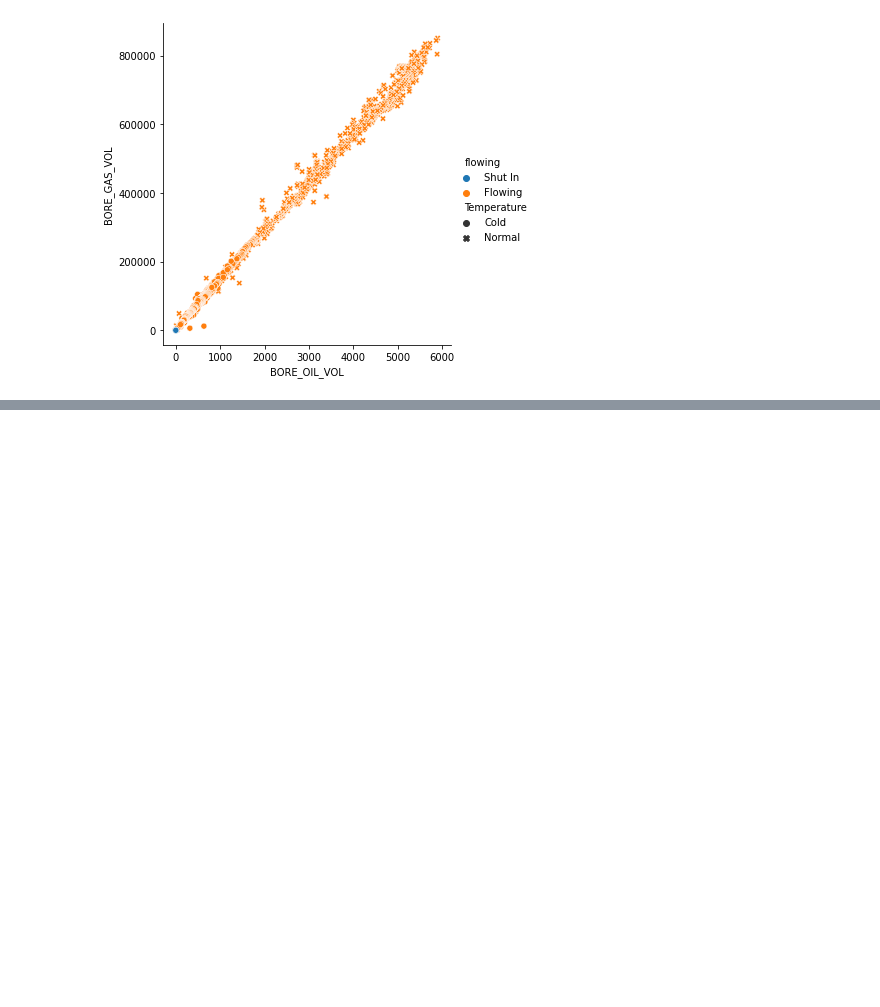
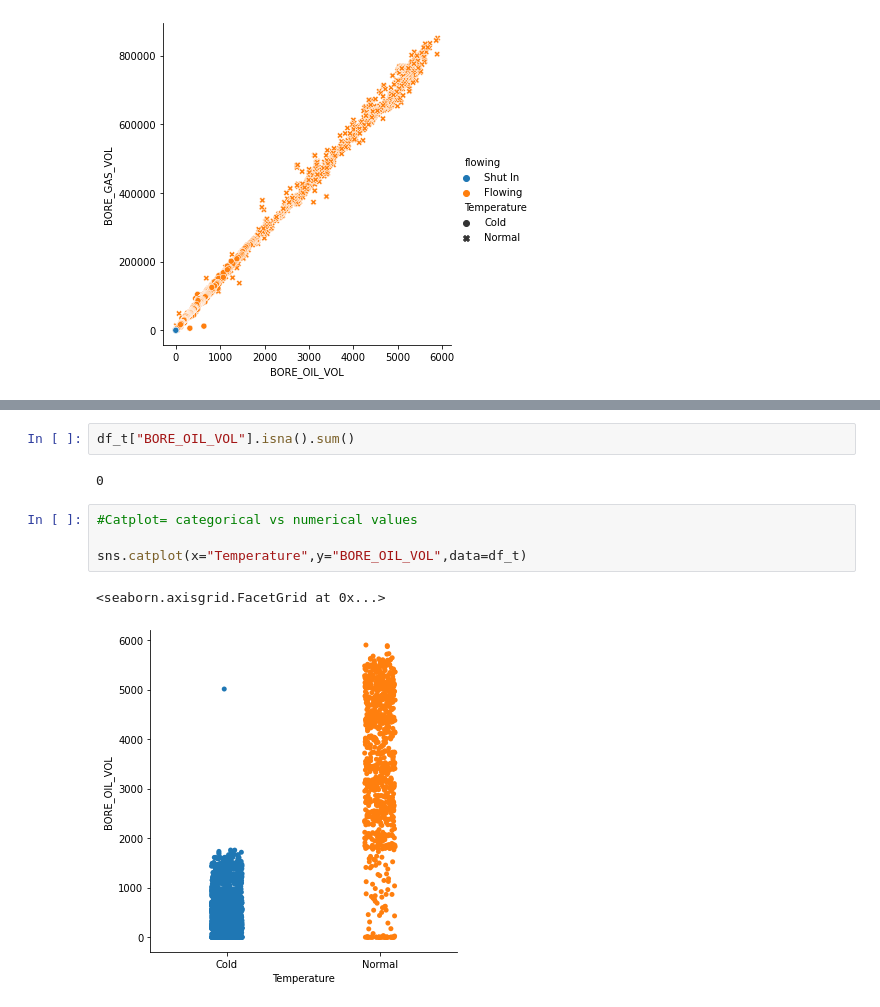
Before and after one commit to jaiyesh/diploma_ml_oandg, a Jupyter notebook: Day 12/Day 12.ipynb, the cells around one changed output, grey strips where cells are left out. Drawn from its saved outputs; the diff is of its cells as text; blank space fills up the shorter version.

```diff
--- a/Day 12/Day 12.ipynb
+++ b/Day 12/Day 12.ipynb
@@ -355,0 +383,11 @@ sns.relplot(x=df_t["BORE_OIL_VOL"],y=df_t["BORE_GAS_VOL"],hue=df_t["flowing"],st
+# %%
+df_t["BORE_OIL_VOL"].isna().sum()
+# %% [output]
+0
+# %%
+#Catplot= categorical vs numerical values
+
+sns.catplot(x="Temperature",y="BORE_OIL_VOL",data=df_t)
+# %% [output]
+<seaborn.axisgrid.FacetGrid at 0x...>
+[figure, added]
```
Also changed, not shown: parts of 26 cells of this notebook.
